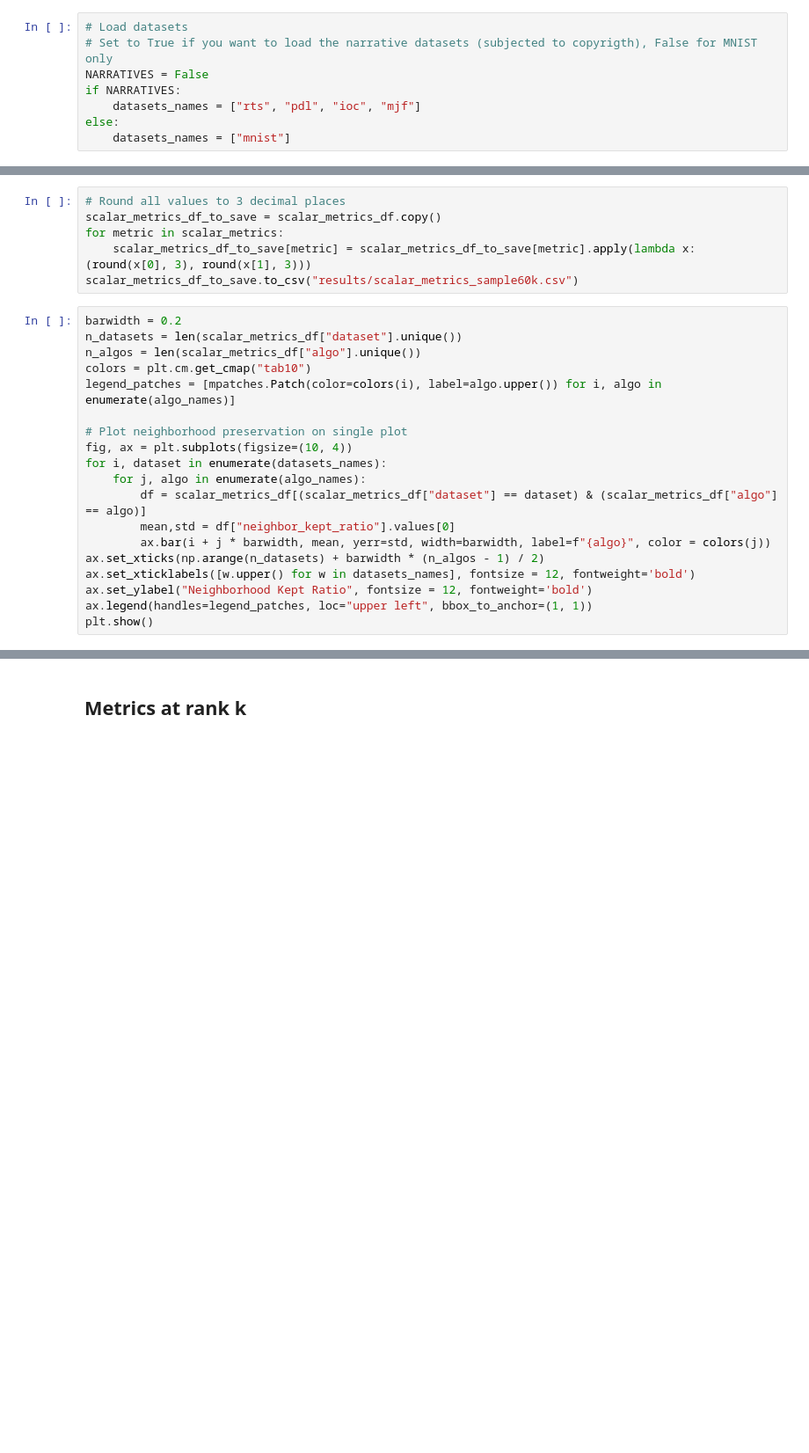
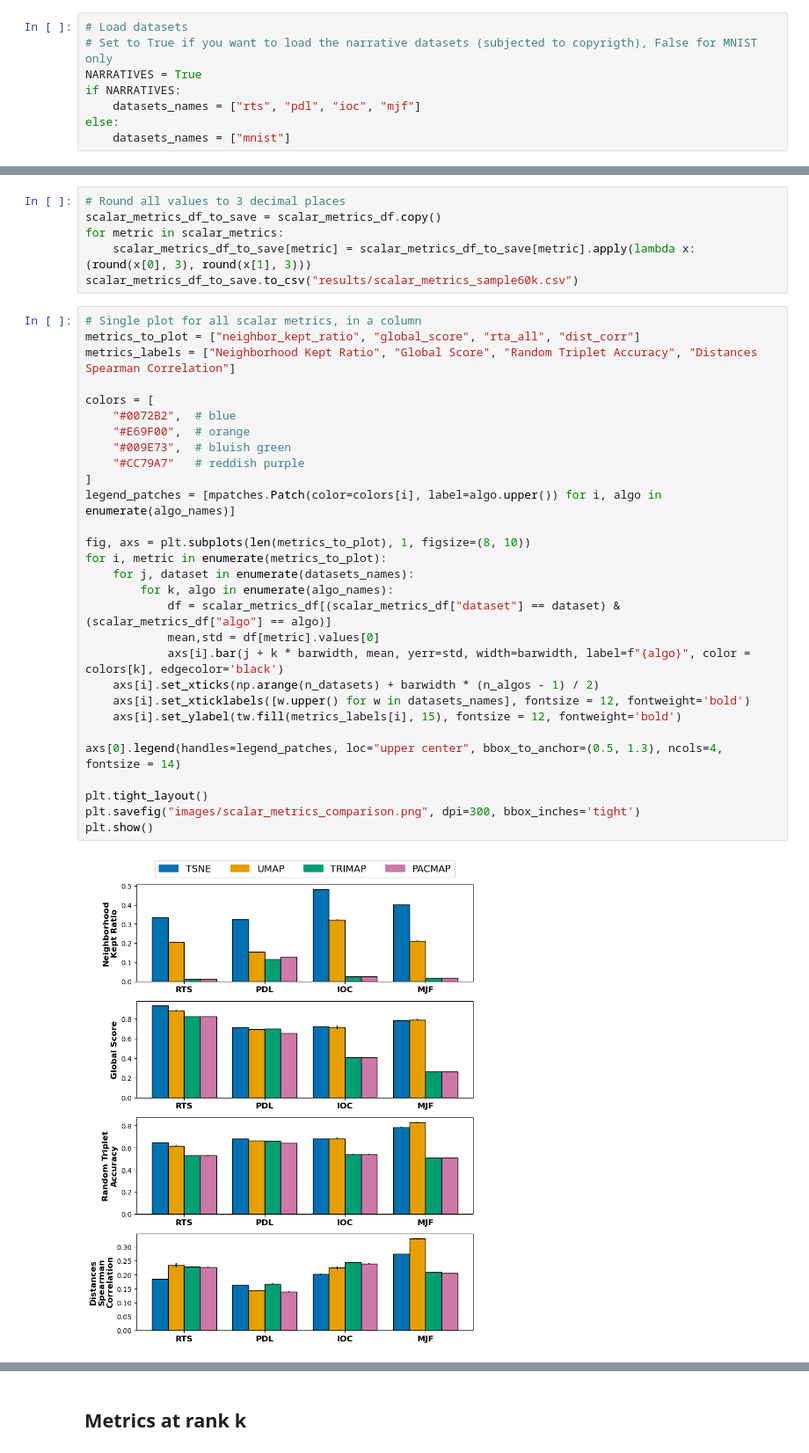
Before and after one commit to GiacomoAlliata/dr_evaluation, a Jupyter notebook: dr_eval analysis.ipynb, the cells around one changed output, grey strips where cells are left out. Shown at 88% size. Cells and saved outputs as stored; diff of their text form; blank space fills up the shorter version.

```diff
--- a/dr_eval analysis.ipynb
+++ b/dr_eval analysis.ipynb
@@ -11,7 +11,7 @@ algo_names = ["tsne", "umap", "trimap", "pacmap"]
 # %%
 # Load datasets
 # Set to True if you want to load the narrative datasets (subjected to copyrigth), False for MNIST only
-NARRATIVES = False
+NARRATIVES = True
 if NARRATIVES:
     datasets_names = ["rts", "pdl", "ioc", "mjf"]
 else:
@@ -64,21 +95,33 @@ for metric in scalar_metrics:
     scalar_metrics_df_to_save[metric] = scalar_metrics_df_to_save[metric].apply(lambda x: (round(x[0], 3), round(x[1], 3)))
 scalar_metrics_df_to_save.to_csv("results/scalar_metrics_sample60k.csv")
 # %%
-barwidth = 0.2
-n_datasets = len(scalar_metrics_df["dataset"].unique())
-n_algos = len(scalar_metrics_df["algo"].unique())
-colors = plt.cm.get_cmap("tab10")
-legend_patches = [mpatches.Patch(color=colors(i), label=algo.upper()) for i, algo in enumerate(algo_names)]
+# Single plot for all scalar metrics, in a column
+metrics_to_plot = ["neighbor_kept_ratio", "global_score", "rta_all", "dist_corr"]
+metrics_labels = ["Neighborhood Kept Ratio", "Global Score", "Random Triplet Accuracy", "Distances Spearman Correlation"]
 
-# Plot neighborhood preservation on single plot
-fig, ax = plt.subplots(figsize=(10, 4))
-for i, dataset in enumerate(datasets_names):
-    for j, algo in enumerate(algo_names):
-        df = scalar_metrics_df[(scalar_metrics_df["dataset"] == dataset) & (scalar_metrics_df["algo"] == algo)]
-        mean,std = df["neighbor_kept_ratio"].values[0]
-        ax.bar(i + j * barwidth, mean, yerr=std, width=barwidth, label=f"{algo}", color = colors(j))
-ax.set_xticks(np.arange(n_datasets) + barwidth * (n_algos - 1) / 2)
-ax.set_xticklabels([w.upper() for w in datasets_names], fontsize = 12, fontweight='bold')
-ax.set_ylabel("Neighborhood Kept Ratio", fontsize = 12, fontweight='bold')
-ax.legend(handles=legend_patches, loc="upper left", bbox_to_anchor=(1, 1))
+colors = [
+    "#0072B2",  # blue
+    "#E69F00",  # orange
+    "#009E73",  # bluish green
+    "#CC79A7"   # reddish purple
+]
+legend_patches = [mpatches.Patch(color=colors[i], label=algo.upper()) for i, algo in enumerate(algo_names)]
+
+fig, axs = plt.subplots(len(metrics_to_plot), 1, figsize=(8, 10))
+for i, metric in enumerate(metrics_to_plot):
+    for j, dataset in enumerate(datasets_names):
+        for k, algo in enumerate(algo_names):
+            df = scalar_metrics_df[(scalar_metrics_df["dataset"] == dataset) & (scalar_metrics_df["algo"] == algo)]
+            mean,std = df[metric].values[0]
+            axs[i].bar(j + k * barwidth, mean, yerr=std, width=barwidth, label=f"{algo}", color = colors[k], edgecolor='black')
+    axs[i].set_xticks(np.arange(n_datasets) + barwidth * (n_algos - 1) / 2)
+    axs[i].set_xticklabels([w.upper() for w in datasets_names], fontsize = 12, fontweight='bold')
+    axs[i].set_ylabel(tw.fill(metrics_labels[i], 15), fontsize = 12, fontweight='bold')
+
+axs[0].legend(handles=legend_patches, loc="upper center", bbox_to_anchor=(0.5, 1.3), ncols=4, fontsize = 14)
+
+plt.tight_layout()
+plt.savefig("images/scalar_metrics_comparison.png", dpi=300, bbox_inches='tight')
 plt.show()
+# %% [output]
+[figure, added]
```
Also changed, not shown: parts of 7 cells of this notebook, 5 other files.
